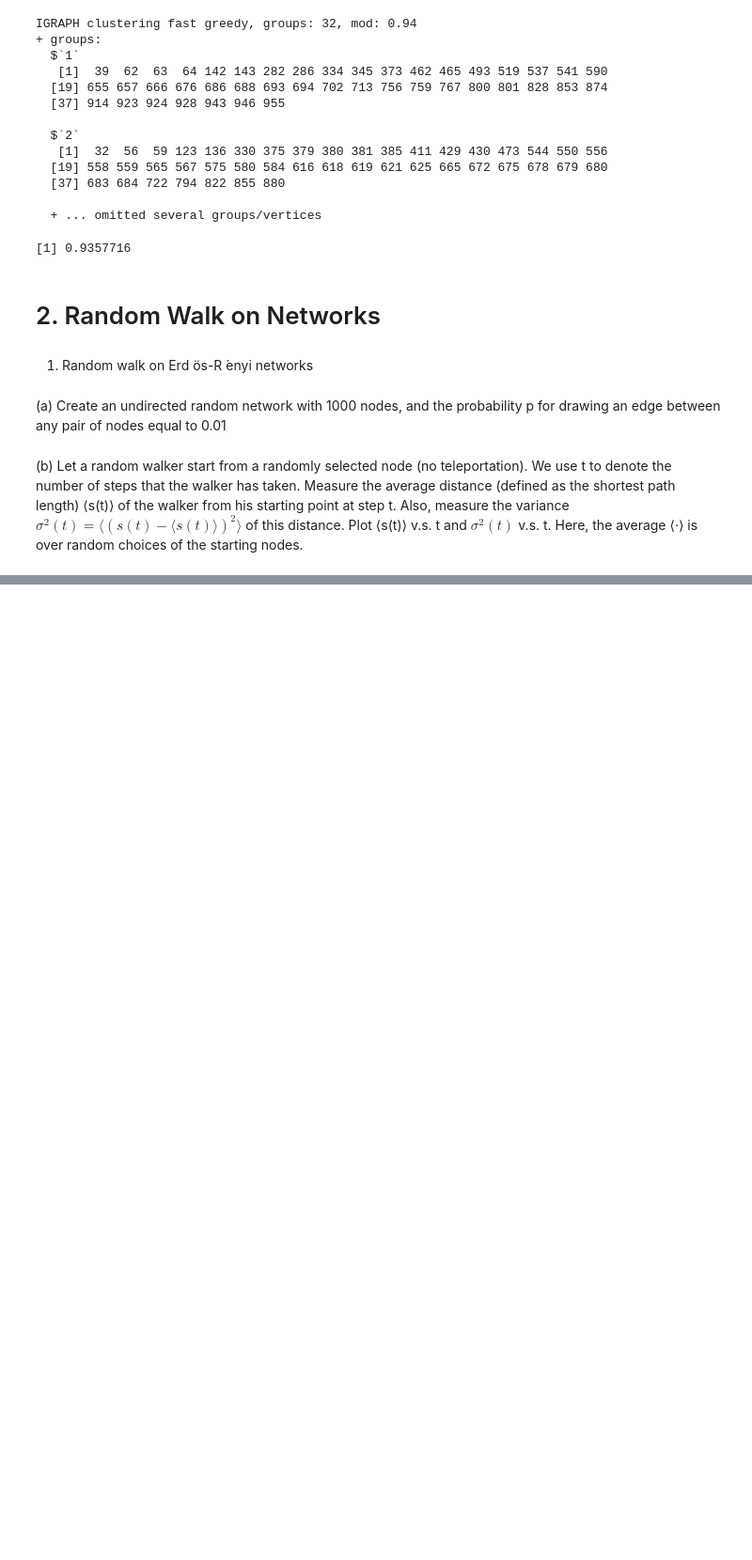
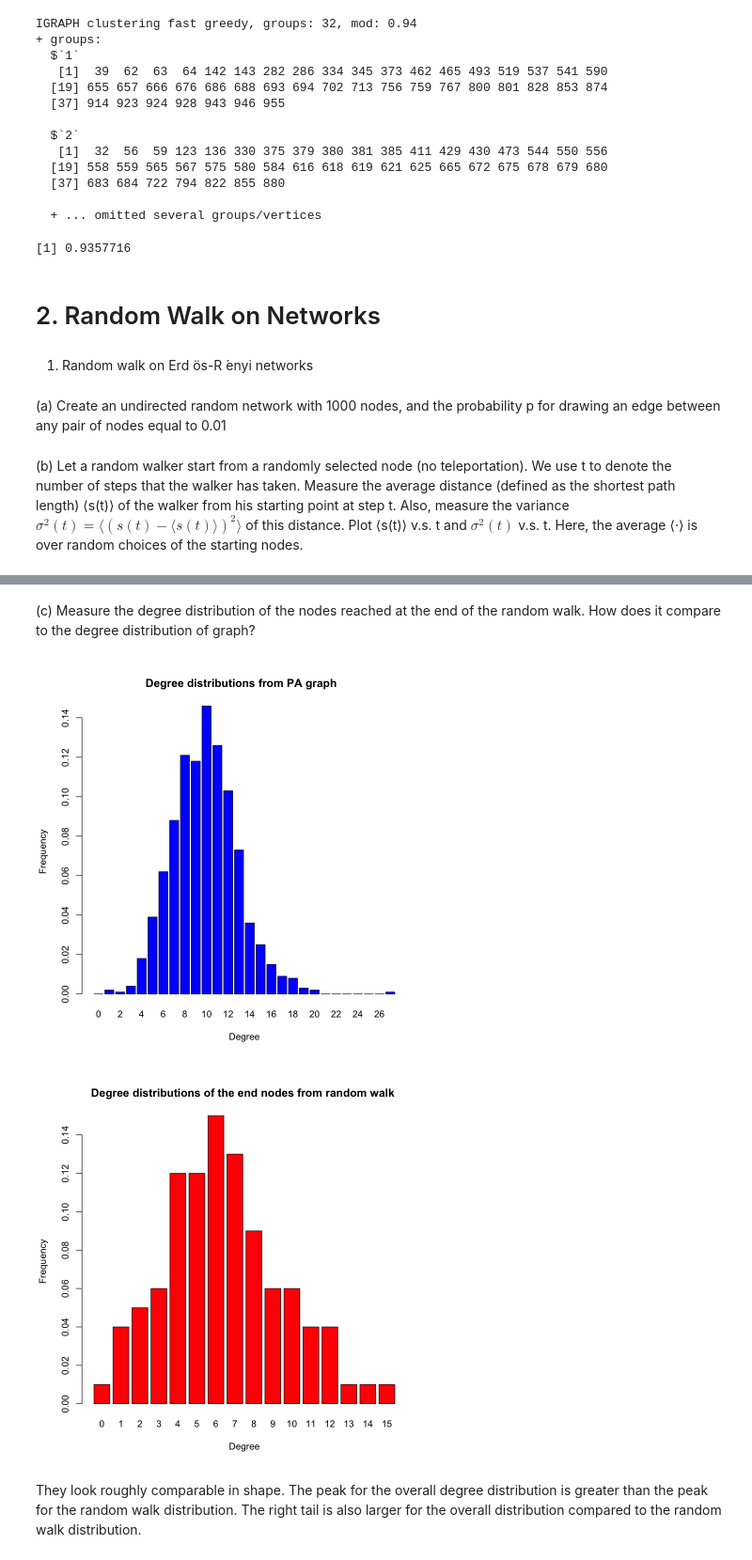
Before and after one commit to morgworth/ece232_team, a Jupyter notebook: Project 1/Morgan Project1.ipynb, the cells around one changed output, grey strips where cells are left out. Shown at 94% size. Drawn from its saved outputs; the diff is of its cells as text; code cells hidden in the pictures; blank space fills up the shorter version.

```diff
--- a/Project 1/Morgan Project1.ipynb
+++ b/Project 1/Morgan Project1.ipynb
@@ -1092,0 +1093,21 @@ plot(colVars(distances),type="b", xlab='Time steps', ylab=' Variance Shortest pa
+# %% [markdown]
+(c) Measure the degree distribution of the nodes reached at the end of the random walk.
+How does it compare to the degree distribution of graph?
+# %%
+#  degree distribution of graph
+d_dist = degree.distribution(g)
+xVals = c(0: (length(d_dist) - 1))
+barplot(d_dist, names.arg=xVals, xlab="Degree", ylab="Frequency",
+            main = paste("Degree distributions from PA graph  " ,sep = " "), col="blue")
+
+
+#  degree distribution from random walk over random nodes
+freq = table(degree_list)/length(degree_list)
+xVals = c(0: (length(freq) - 1))
+barplot(freq, names.arg=xVals, xlab="Degree", ylab="Frequency",
+            main = paste("Degree distributions of the end nodes from random walk " ,sep = " "), col="red")
+# %% [output]
+[figure, added]
+[figure, added]
+# %% [markdown]
+They look roughly comparable in shape. The peak for the overall degree distribution is greater than the peak for the random walk distribution. The right tail is also larger for the overall distribution compared to the random walk distribution.
```
Also changed, not shown: parts of 18 cells of this notebook.
